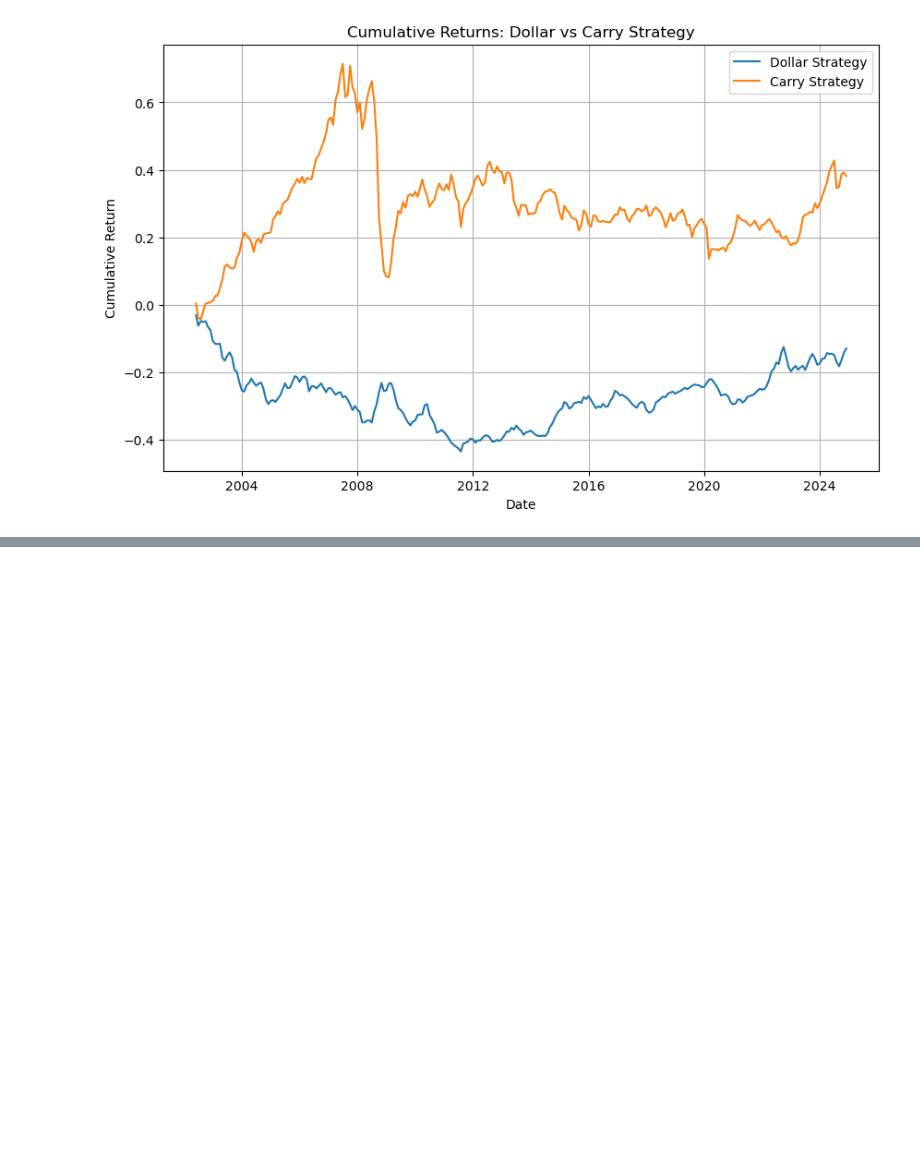
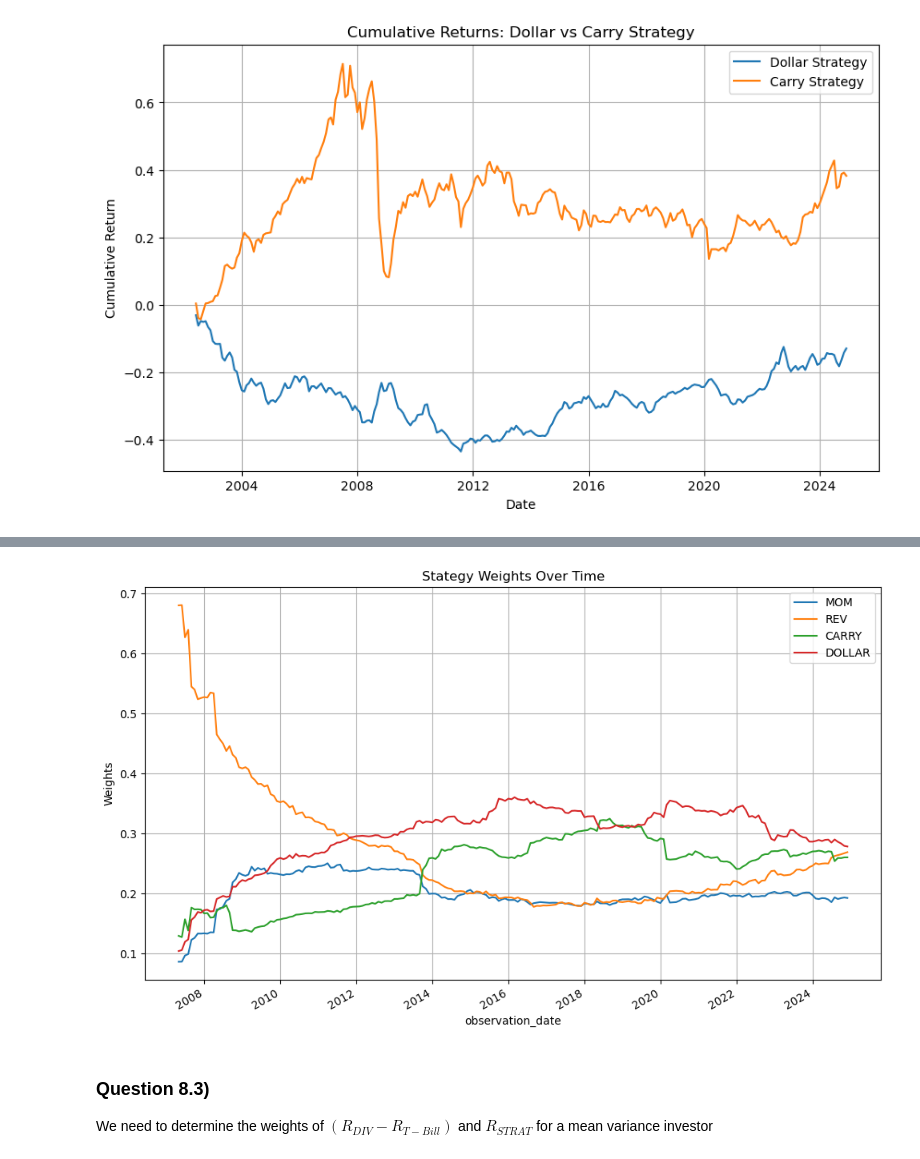
Before and after one commit to R4ff67/Investments, a Jupyter notebook: Q3-7.ipynb, the cells around one changed output, grey strips where cells are left out. Saved outputs shown, nothing was run; the diff lists cells and outputs as text; code cells hidden in the pictures; blank space fills up the shorter version.

```diff
--- a/Q3-7.ipynb
+++ b/Q3-7.ipynb
@@ -1545,0 +1631,15 @@ plt.show()
+# %%
+# Plotting the strategy weights over time
+fig, ax = plt.subplots(figsize=(10, 6))
+STRAT_w.plot(ax = ax)
+ax.set_title("Stategy Weights Over Time")
+ax.set_ylabel("Weights")
+plt.grid(True)
+plt.tight_layout()
+plt.show()
+# %% [output]
+[figure, added]
+# %% [markdown]
+### Question 8.3)
+
+We need to determine the weights of $(R_{DIV} - R_{T-Bill})$ and $R_{STRAT}$ for a mean variance investor
```
Also changed, not shown: parts of 25 cells of this notebook.
